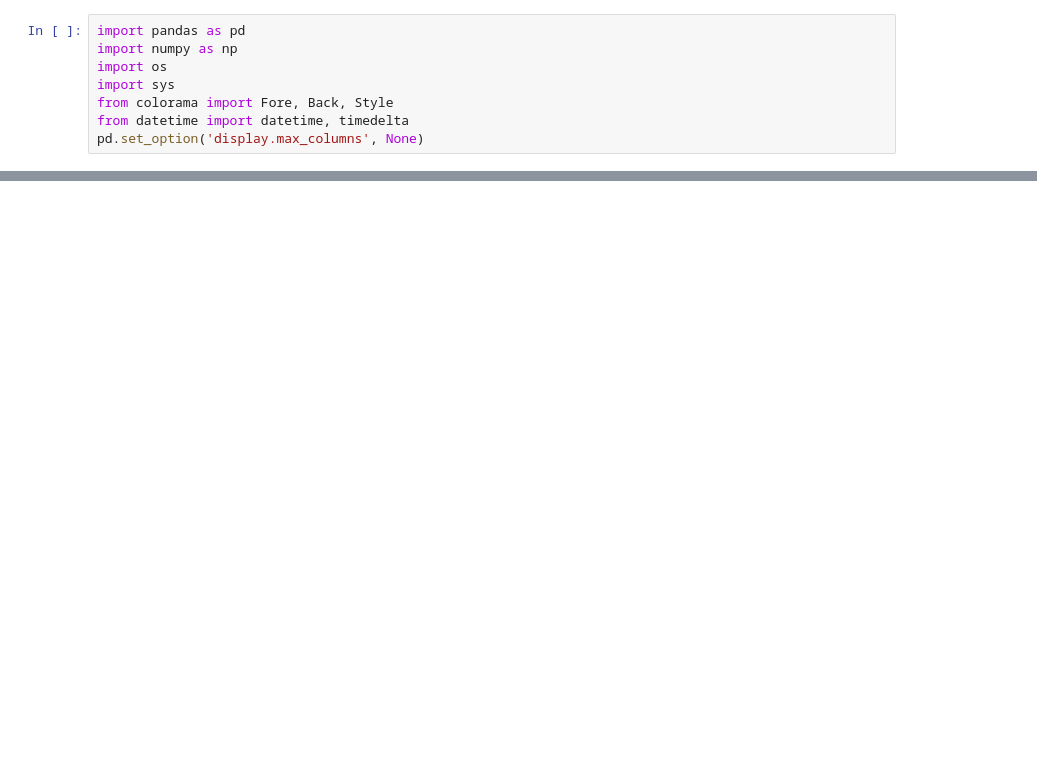
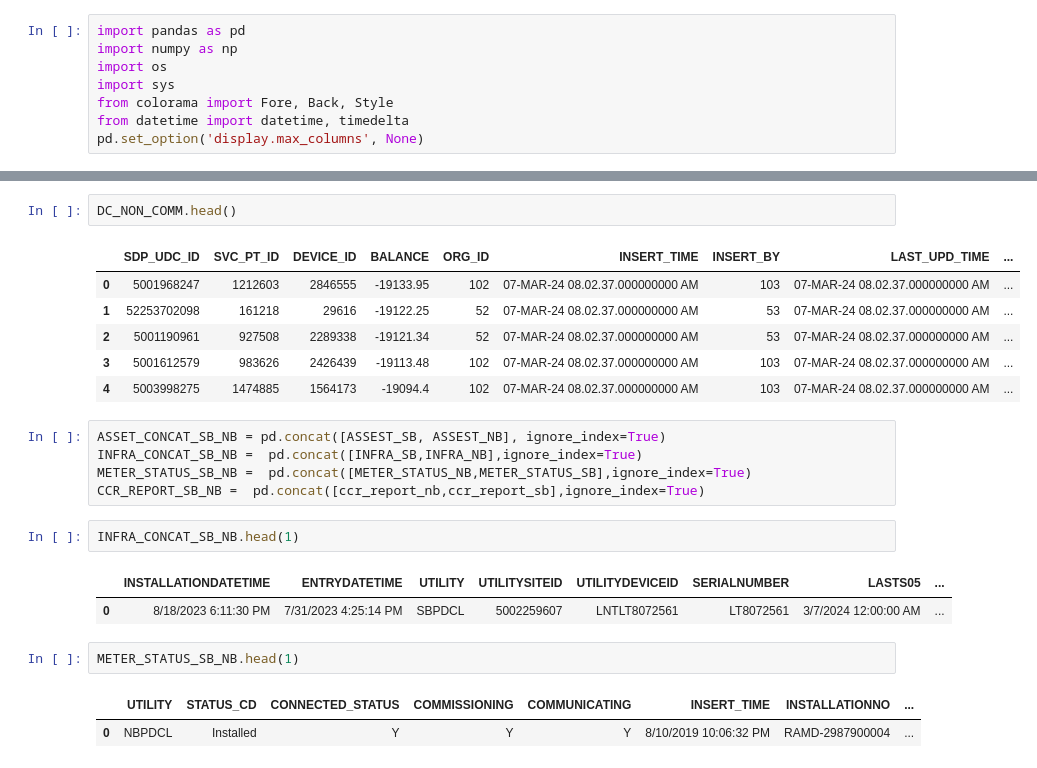
Before and after one commit to ratankj/MDM_HES_DATA_MATCH, a Jupyter notebook: data_comparision.ipynb, the cells around one changed output, grey strips where cells are left out. Saved outputs shown, nothing was run; the diff lists cells and outputs as text; blank space fills up the shorter version.

```diff
--- a/data_comparision.ipynb
+++ b/data_comparision.ipynb
@@ -18,0 +84,24 @@ Error:
+# %%
+DC_NON_COMM.head()
+# %% [output]
+|  | SDP_UDC_ID | SVC_PT_ID | DEVICE_ID | BALANCE | ORG_ID | INSERT_TIME | INSERT_BY | LAST_UPD_TIME | ... |
+| 0 | 5001968247 | 1212603 | 2846555 | -19133.95 | 102 | 07-MAR-24 08.02.37.000000000 AM | 103 | 07-MAR-24 08.02.37.000000000 AM | ... |
+| 1 | 52253702098 | 161218 | 29616 | -19122.25 | 52 | 07-MAR-24 08.02.37.000000000 AM | 53 | 07-MAR-24 08.02.37.000000000 AM | ... |
+| 2 | 5001190961 | 927508 | 2289338 | -19121.34 | 52 | 07-MAR-24 08.02.37.000000000 AM | 53 | 07-MAR-24 08.02.37.000000000 AM | ... |
+| 3 | 5001612579 | 983626 | 2426439 | -19113.48 | 102 | 07-MAR-24 08.02.37.000000000 AM | 103 | 07-MAR-24 08.02.37.000000000 AM | ... |
+| 4 | 5003998275 | 1474885 | 1564173 | -19094.4 | 102 | 07-MAR-24 08.02.37.000000000 AM | 103 | 07-MAR-24 08.02.37.000000000 AM | ... |
+# %%
+ASSET_CONCAT_SB_NB = pd.concat([ASSEST_SB, ASSEST_NB], ignore_index=True)
+INFRA_CONCAT_SB_NB =  pd.concat([INFRA_SB,INFRA_NB],ignore_index=True)
+METER_STATUS_SB_NB =  pd.concat([METER_STATUS_NB,METER_STATUS_SB],ignore_index=True)
+CCR_REPORT_SB_NB =  pd.concat([ccr_report_nb,ccr_report_sb],ignore_index=True)
+# %%
+INFRA_CONCAT_SB_NB.head(1)
+# %% [output]
+|  | INSTALLATIONDATETIME | ENTRYDATETIME | UTILITY | UTILITYSITEID | UTILITYDEVICEID | SERIALNUMBER | LASTS05 | ... |
+| 0 | 8/18/2023 6:11:30 PM | 7/31/2023 4:25:14 PM | SBPDCL | 5002259607 | LNTLT8072561 | LT8072561 | 3/7/2024 12:00:00 AM | ... |
+# %%
+METER_STATUS_SB_NB.head(1)
+# %% [output]
+|  | UTILITY | STATUS_CD | CONNECTED_STATUS | COMMISSIONING | COMMUNICATING | INSERT_TIME | INSTALLATIONNO | ... |
+| 0 | NBPDCL | Installed | Y | Y | Y | 8/10/2019 10:06:32 PM | RAMD-2987900004 | ... |
```
Also changed, not shown: parts of 16 cells of this notebook, 7 other files.
